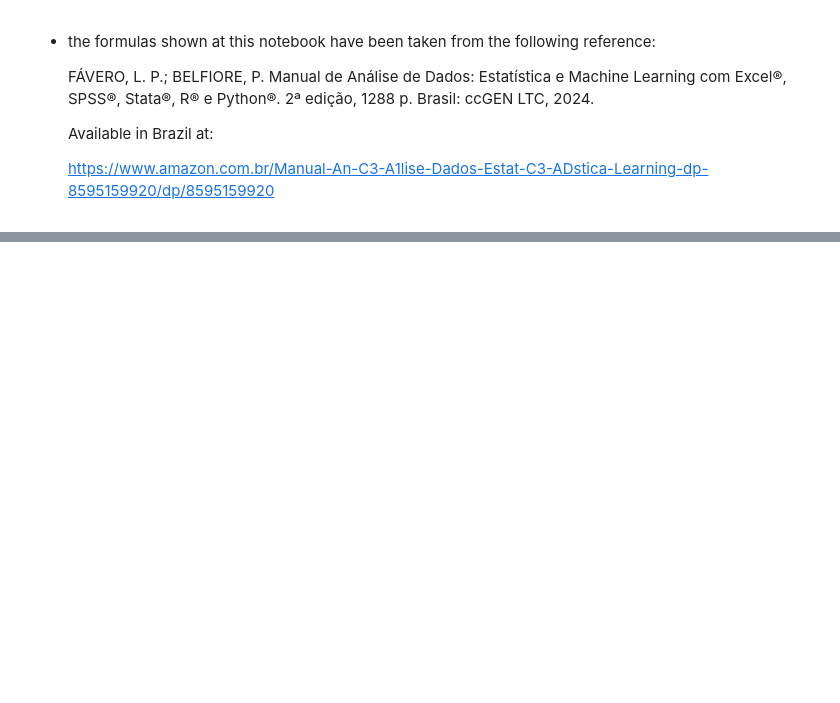
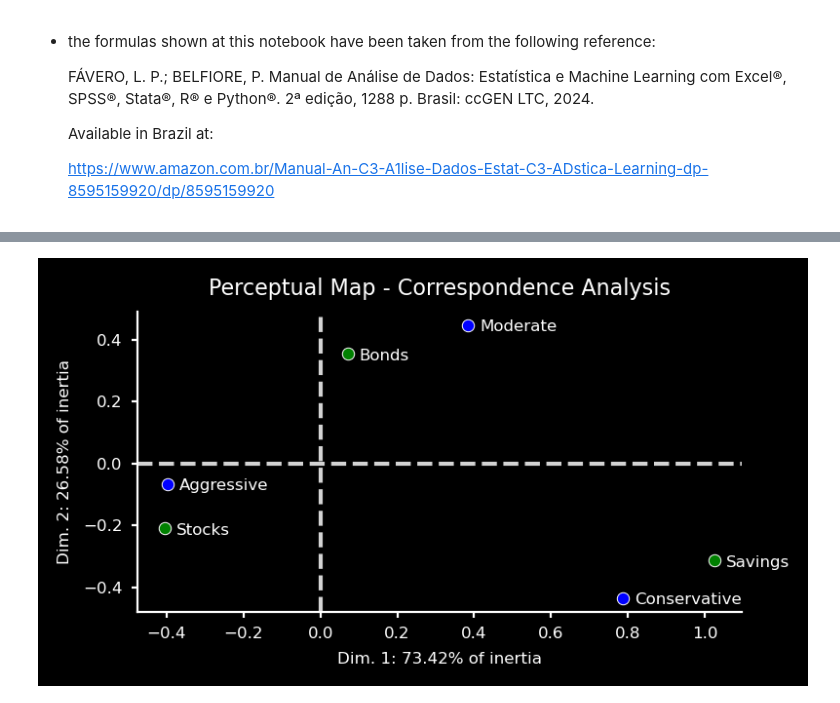
Before and after one commit to danielpm1982/sample-ml-correspondence-analysis, a Jupyter notebook: sample-ml-simple-correspondence-analysis-investments.ipynb, the cells around one changed output, grey strips where cells are left out. Cells and saved outputs as stored; diff of their text form; code cells hidden in the pictures; blank space fills up the shorter version.

Commit message:
Add SCA project, imgs, prints
.

.

.

.

```diff
--- a/sample-ml-simple-correspondence-analysis-investments.ipynb
+++ b/sample-ml-simple-correspondence-analysis-investments.ipynb
@@ -31,2 +48,4 @@ else:
 # %%
-# ...
+# reading and displaying our dataset
+client_financial_products = pd.read_excel("client-financial-products.xlsx")
+client_financial_products
@@ -32,0 +203,11 @@ else:
+# %%
+# redoing the same we did manually right above through scipy - calculating chi square, now automatically, using the libs
+# we gotta drop the TOTAL edge margins before sending the contingency table to the functions below:
+if("TOTAL" in contingency_df.columns):
+    contingency_df.drop("TOTAL",axis=1,inplace=True)
+if("TOTAL" in contingency_df.index):
+    contingency_df.drop("TOTAL",axis=0,inplace=True)
+test_qui2 = chi2_contingency(contingency_df)
+print(f"Chi² statistic: {round(test_qui2[0], 2)}")
+print(f"p-value: {round(test_qui2[1], 6):.6f}")
+print(f"degrees of freedom: {test_qui2[2]}")
@@ -32,0 +373,3 @@ else:
+# %%
+# creating ca (correspondence analysis) object for later extracting stats regarding the perceptual map
+ca = prince.CA().fit(contingency_df)
@@ -32,0 +493,40 @@ else:
+# %%
+# Plotting row and column categories on the calculated coordinates at the perceptual map graph
+
+chart_df_row = pd.DataFrame({'var_row': contingency_df.index,
+                             'x_row': ca.row_coordinates(contingency_df)[0].values,
+                             'y_row': ca.row_coordinates(contingency_df)[1].values})
+
+chart_df_col = pd.DataFrame({'var_col': contingency_df.columns,
+                             'x_col': ca.column_coordinates(contingency_df)[0].values,
+                             'y_col': ca.column_coordinates(contingency_df)[1].values})
+
+plt.figure(figsize=(4, 2), dpi=200)
+
+def label_point(x, y, val, ax):
+    a = pd.concat({'x': x, 'y': y, 'val': val}, axis=1)
+    for i, point in a.iterrows():
+        ax.text(point['x'] + 0.03, point['y'] - 0.02, point['val'], fontsize=6)
+
+label_point(x = chart_df_col['x_col'],
+            y = chart_df_col['y_col'],
+            val = chart_df_col['var_col'],
+            ax = plt.gca())
+
+label_point(x = chart_df_row['x_row'],
+            y = chart_df_row['y_row'],
+            val = chart_df_row['var_row'],
+            ax = plt.gca())
+
+sns.scatterplot(data=chart_df_row, x='x_row', y='y_row', s=20, color="blue")
+sns.scatterplot(data=chart_df_col, x='x_col', y='y_col', s=20, color="green")
+sns.despine(top=True, right=True, left=False, bottom=False)
+plt.axhline(y=0, color='lightgrey', ls='--')
+plt.axvline(x=0, color='lightgrey', ls='--')
+plt.tick_params(size=2, labelsize=6)
+plt.title("Perceptual Map - Correspondence Analysis", fontsize=8)
+plt.xlabel(f"Dim. 1: {eigenvalues_df.iloc[0,1]} of inertia", fontsize=6)
+plt.ylabel(f"Dim. 2: {eigenvalues_df.iloc[1,1]} of inertia", fontsize=6)
+plt.show()
+# %% [output]
+[figure, added]
```
Also changed, not shown: parts of 50 cells of this notebook, 30 other files.
